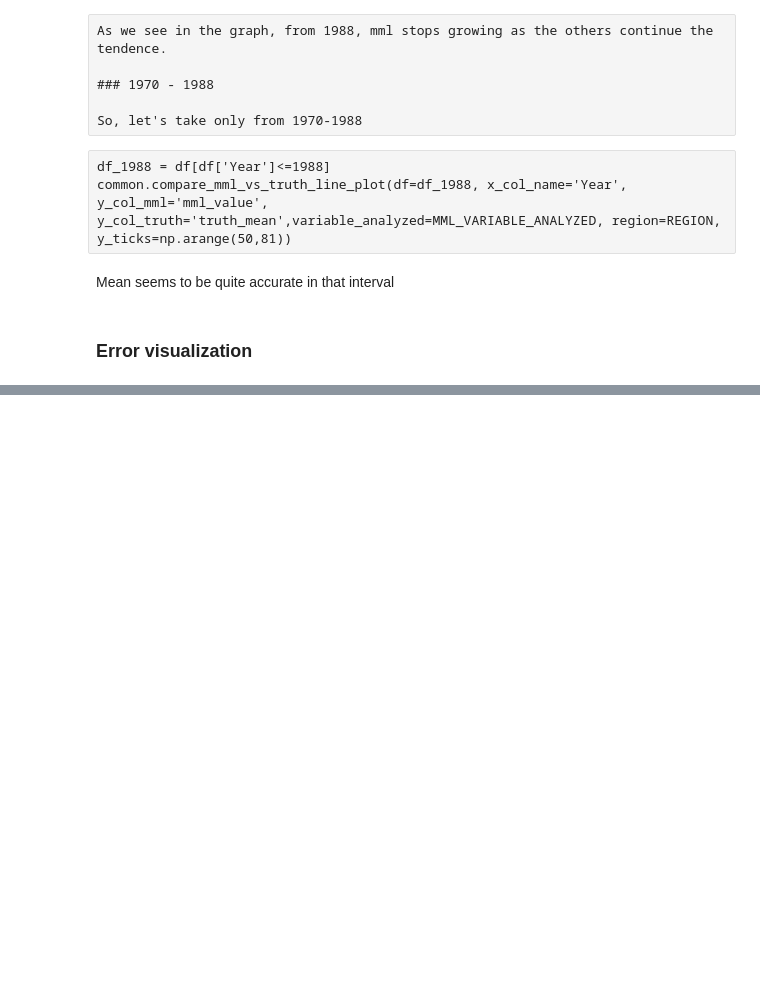
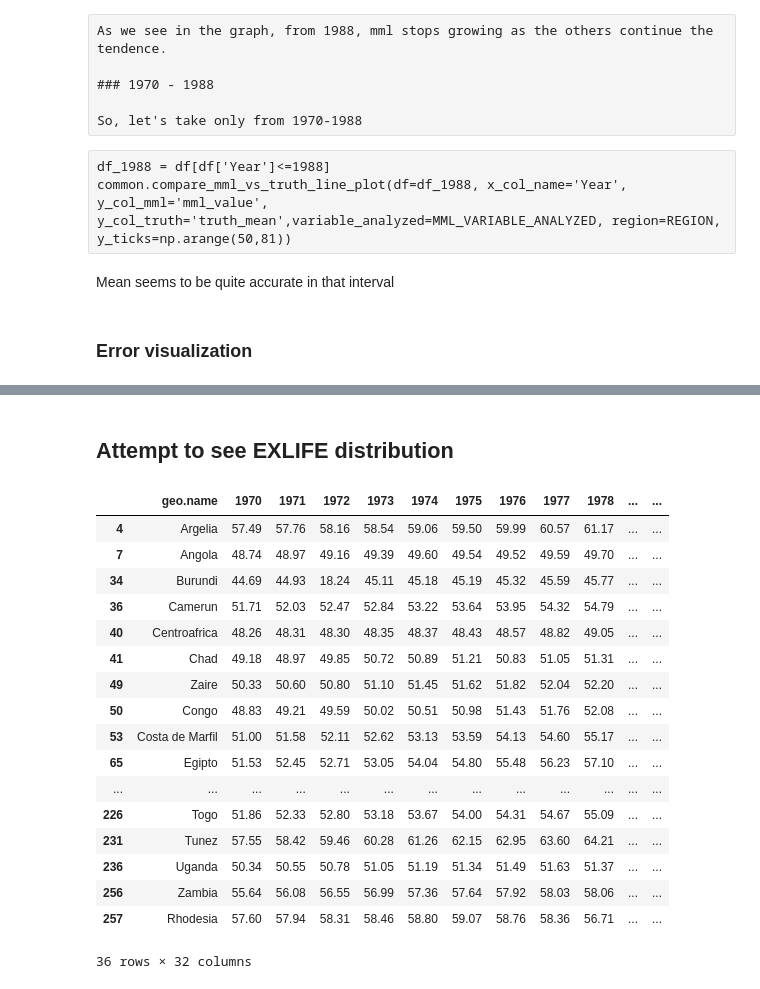
Before and after one commit to julifgo/mml_3.0, a Jupyter notebook: notebooks/data_comparison_EXLIFE.ipynb, the cells around one changed output, grey strips where cells are left out. Drawn from its saved outputs; the diff is of its cells as text; code cells hidden in the pictures; blank space fills up the shorter version.

```diff
--- a/notebooks/data_comparison_EXLIFE.ipynb
+++ b/notebooks/data_comparison_EXLIFE.ipynb
@@ -163,2 +200,27 @@ common.porcentual_diff_plot(df_comparison,MML_VARIABLE_ANALYZED, REGION, years_f
 # %%
 common.save_porcentual_diff_to_excel_for_variable(df_comparison, MML_VARIABLE_ANALYZED, REGION)
+# %% [markdown]
+## Attempt to see EXLIFE distribution
+# %%
+df_dist = common.get_countries_for_region(df, 'geo.name', REGION)[columns_filter]
+df_dist
+# len(df_dist['1970'])
+# %% [output]
+|  | geo.name | 1970 | 1971 | 1972 | 1973 | 1974 | 1975 | 1976 | 1977 | 1978 | ... | ... |
+| 4 | Argelia | 57.49 | 57.76 | 58.16 | 58.54 | 59.06 | 59.50 | 59.99 | 60.57 | 61.17 | ... | ... |
+| 7 | Angola | 48.74 | 48.97 | 49.16 | 49.39 | 49.60 | 49.54 | 49.52 | 49.59 | 49.70 | ... | ... |
+| 34 | Burundi | 44.69 | 44.93 | 18.24 | 45.11 | 45.18 | 45.19 | 45.32 | 45.59 | 45.77 | ... | ... |
+| 36 | Camerun | 51.71 | 52.03 | 52.47 | 52.84 | 53.22 | 53.64 | 53.95 | 54.32 | 54.79 | ... | ... |
+| 40 | Centroafrica | 48.26 | 48.31 | 48.30 | 48.35 | 48.37 | 48.43 | 48.57 | 48.82 | 49.05 | ... | ... |
+| 41 | Chad | 49.18 | 48.97 | 49.85 | 50.72 | 50.89 | 51.21 | 50.83 | 51.05 | 51.31 | ... | ... |
+| 49 | Zaire | 50.33 | 50.60 | 50.80 | 51.10 | 51.45 | 51.62 | 51.82 | 52.04 | 52.20 | ... | ... |
+| 50 | Congo | 48.83 | 49.21 | 49.59 | 50.02 | 50.51 | 50.98 | 51.43 | 51.76 | 52.08 | ... | ... |
+| 53 | Costa de Marfil | 51.00 | 51.58 | 52.11 | 52.62 | 53.13 | 53.59 | 54.13 | 54.60 | 55.17 | ... | ... |
+| 65 | Egipto | 51.53 | 52.45 | 52.71 | 53.05 | 54.04 | 54.80 | 55.48 | 56.23 | 57.10 | ... | ... |
+| ... | ... | ... | ... | ... | ... | ... | ... | ... | ... | ... | ... | ... |
+| 226 | Togo | 51.86 | 52.33 | 52.80 | 53.18 | 53.67 | 54.00 | 54.31 | 54.67 | 55.09 | ... | ... |
+| 231 | Tunez | 57.55 | 58.42 | 59.46 | 60.28 | 61.26 | 62.15 | 62.95 | 63.60 | 64.21 | ... | ... |
+| 236 | Uganda | 50.34 | 50.55 | 50.78 | 51.05 | 51.19 | 51.34 | 51.49 | 51.63 | 51.37 | ... | ... |
+| 256 | Zambia | 55.64 | 56.08 | 56.55 | 56.99 | 57.36 | 57.64 | 57.92 | 58.03 | 58.06 | ... | ... |
+| 257 | Rhodesia | 57.60 | 57.94 | 58.31 | 58.46 | 58.80 | 59.07 | 58.76 | 58.36 | 56.71 | ... | ... |
+36 rows × 32 columns
```
Also changed, not shown: parts of 14 cells of this notebook, 28 other files.
